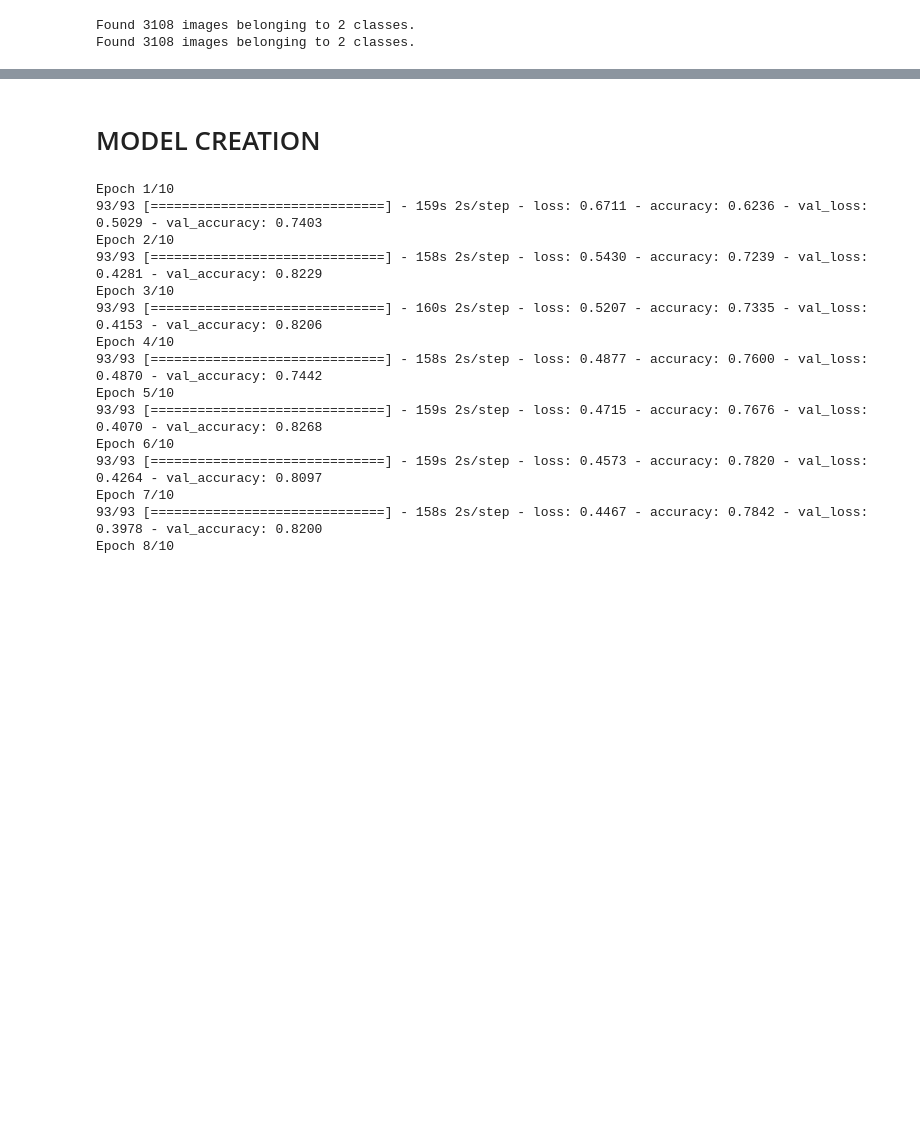
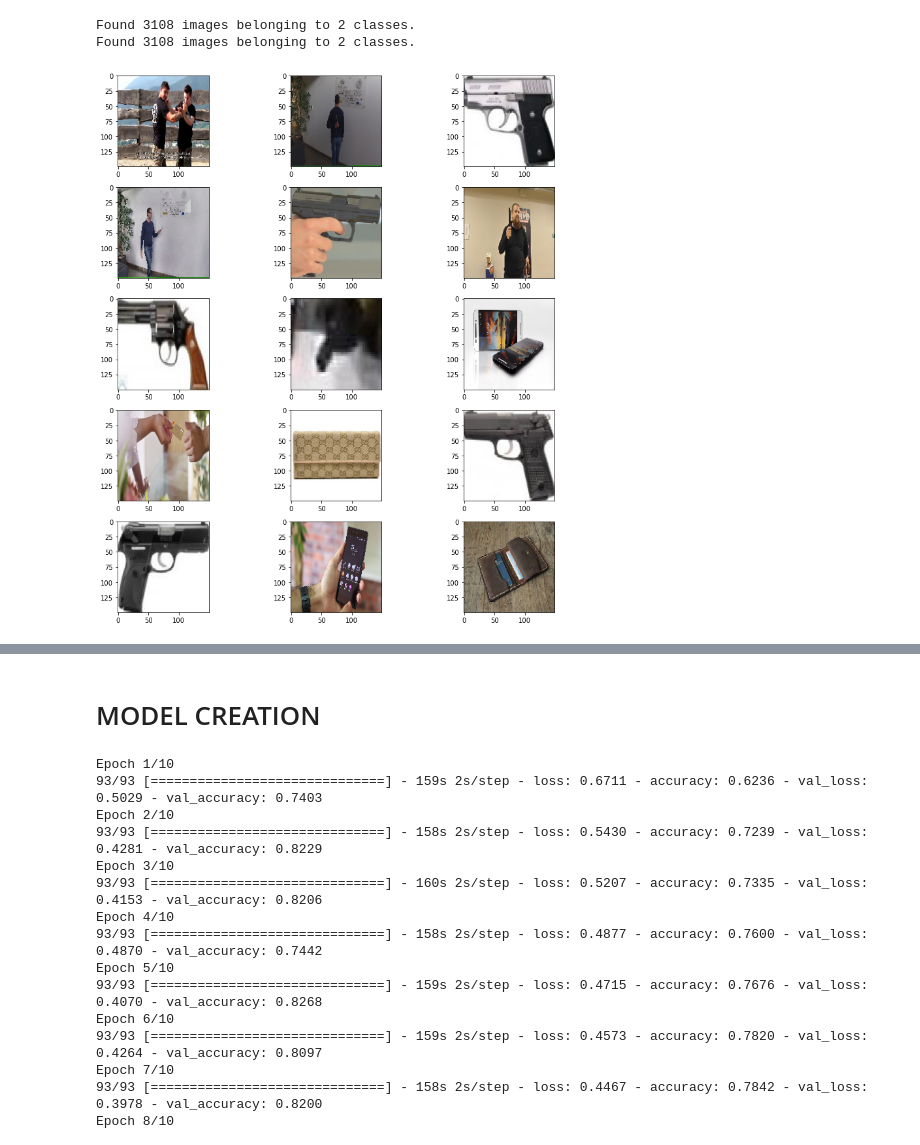
Before and after one commit to cetiners/gun_detector, a Jupyter notebook: ogibranch.ipynb, the cells around one changed output, grey strips where cells are left out. Drawn from its saved outputs; the diff is of its cells as text; code cells hidden in the pictures; blank space fills up the shorter version.

```diff
--- a/ogibranch.ipynb
+++ b/ogibranch.ipynb
@@ -99,3 +99,7 @@ test_set = loader("test", augmentation=False, batch_size=100)
 # %% [output]
 Found 3108 images belonging to 2 classes.
 Found 3108 images belonging to 2 classes.
+# %%
+sample_print(valid)
+# %% [output]
+[figure, added]
```
Also changed, not shown: parts of 8 cells of this notebook.
